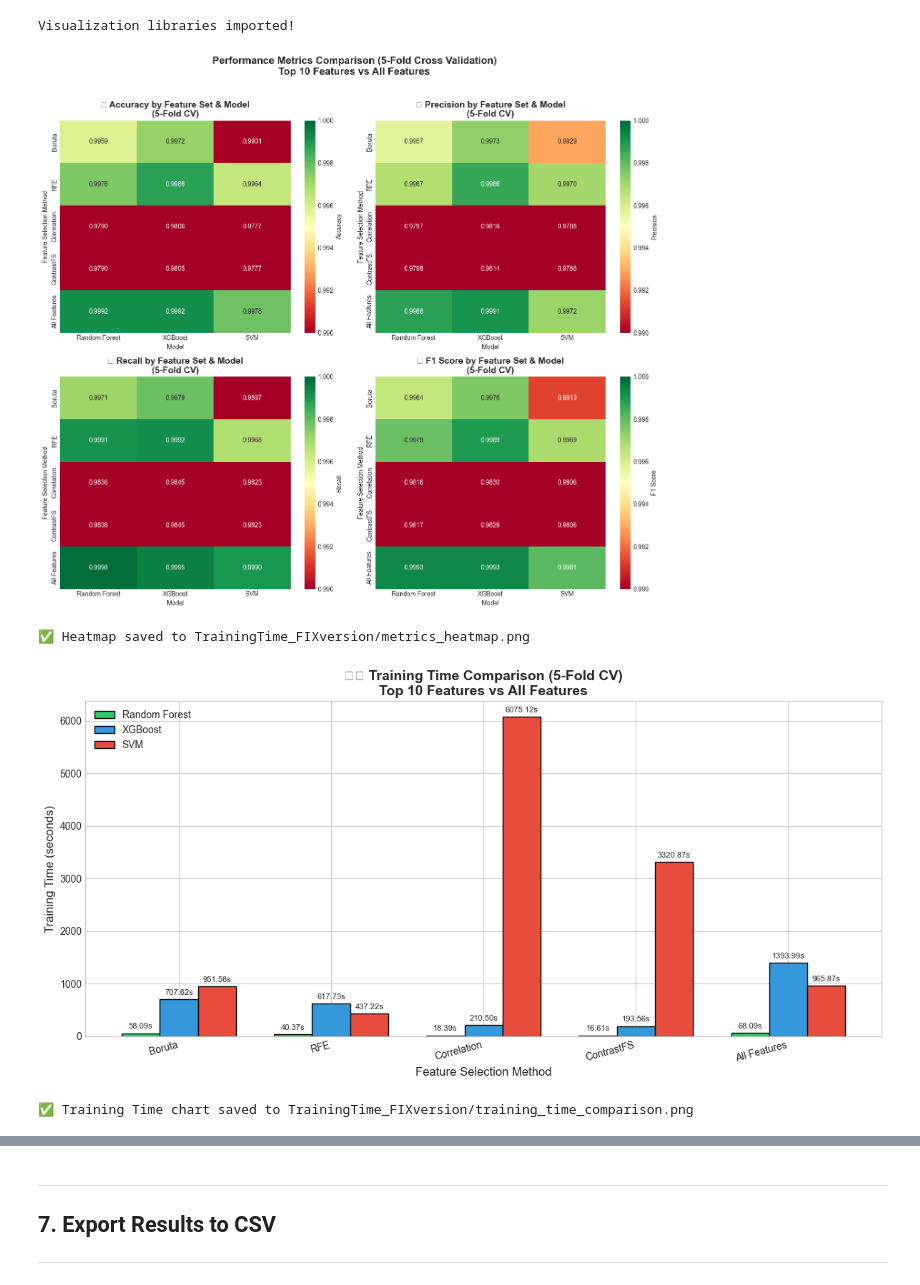
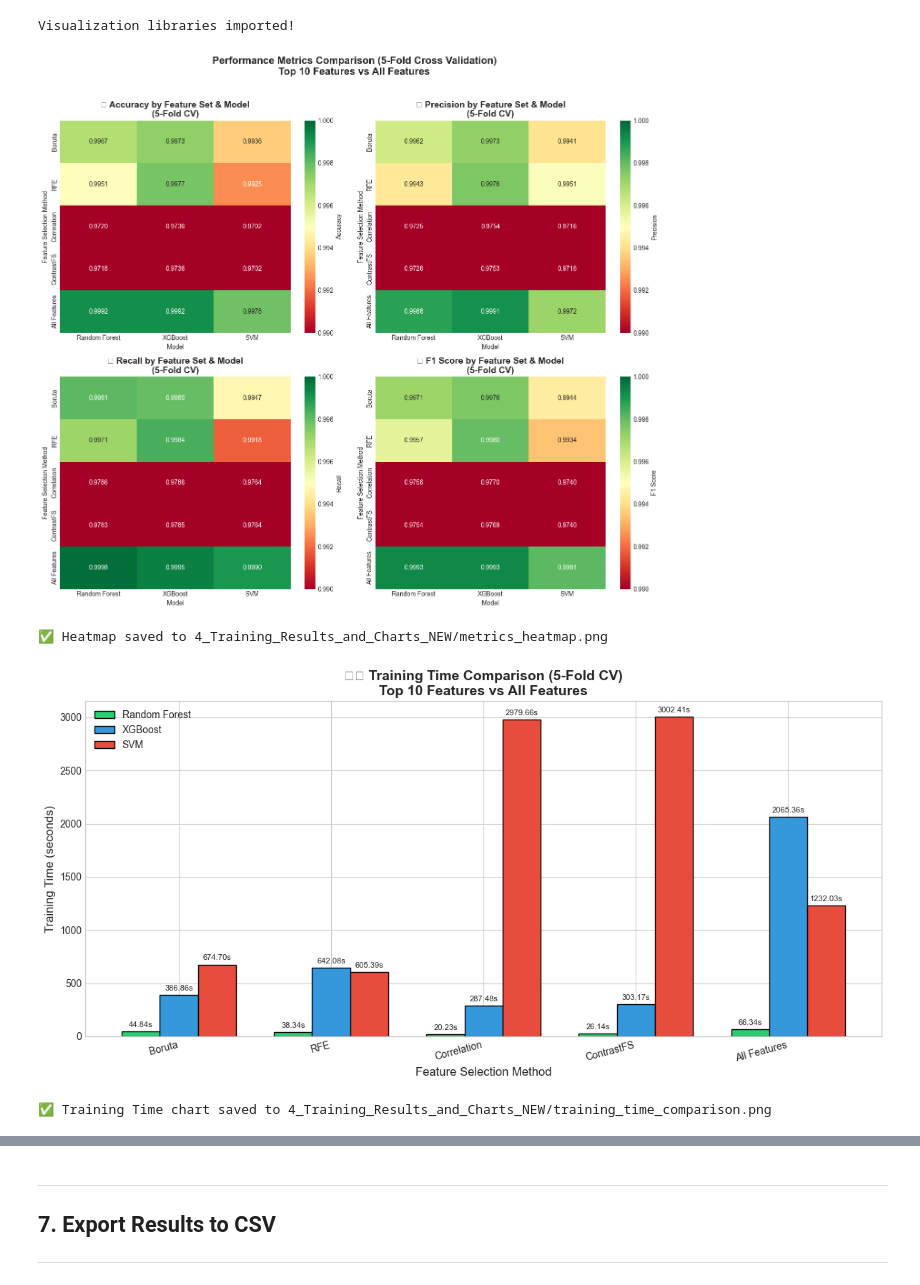
Before and after one commit to AndreasTopuh/AnalysisCode_new, a Jupyter notebook: 3_Feature_Selection_Model_Training_5FoldCV.ipynb, the cells around one changed output, grey strips where cells are left out. Drawn from its saved outputs; the diff is of its cells as text; code cells hidden in the pictures.

```diff
--- a/3_Feature_Selection_Model_Training_5FoldCV.ipynb
+++ b/3_Feature_Selection_Model_Training_5FoldCV.ipynb
@@ -32,7 +32,7 @@ Libraries imported successfully!
 ## 2. Load Dataset
 # %%
 # Load dataset
-df = pd.read_csv('PhiUSIIL_Phishing_URL_59_Features.csv')
+df = pd.read_csv('1_Raw_Dataset_PhiUSIIL_59Features.csv')
 
 print(f"Dataset shape: {df.shape}")
 print(f"\nColumns: {df.columns.tolist()}")
@@ -88,13 +88,15 @@ Feature names (53):
 
 # Boruta Top 10 Features
 boruta_top10 = [
-    'LineOfCode',
+    # 'LineOfCode',
+    'DomainTitleMatchScore', # menggantikan Lineofcode
     'NoOfExternalRef',
     'NoOfSelfRef',
     'NoOfJS',
     'HasDescription',
     'NoOfImage',
-    'HasSocialNet',
+    # 'HasSocialNet',
+    'NoOfOtherSpecialCharsInURL', # menggantikan Hassocialnet
     'NoOfCSS',
     'HasCopyrightInfo',
     # 'URLSimilarityIndex',
@@ -103,7 +105,8 @@ boruta_top10 = [
 
 # RFE Top 10 Features
 rfe_top10 = [
-    'LineOfCode',
+    # 'LineOfCode',
+    'NoOfLettersInURL', # menggantikan lineof coe
     'LargestLineLength',
     'NoOfExternalRef',
     'URLCharProb',
@@ -119,7 +122,8 @@ rfe_top10 = [
 
 # Correlation Top 10 Features
 correlation_top10 = [
-    'HasSocialNet',
+    # 'HasSocialNet',
+    'URLCharProb', # menggantikan hasocialnet
     'HasCopyrightInfo',
     'HasDescription',
     # 'has_no_www',
@@ -132,13 +136,12 @@ correlation_top10 = [
     'HasSubmitButton',
     'IsResponsive',
     'URLTitleMatchScore'
-
-
 ]
 
 # ContrastFS Top 10 Features
 contrast_top10 = [
-    'HasSocialNet',
+    # 'HasSocialNet',
+    'URLCharProb', # menggantikan hassocialnet
     'HasCopyrightInfo',
     'HasDescription',
     # 'urlsimilarityindex',
@@ -608,7 +608,8 @@ Visualization libraries imported!
 # %%
 # Create output folder if not exists
 import os
-os.makedirs('TrainingTime_FIXversion', exist_ok=True)
+OUTPUT_FOLDER = '4_Training_Results_and_Charts_NEW'
+os.makedirs(OUTPUT_FOLDER, exist_ok=True)
 
 # ============================================================
 # 1. HEATMAP - Accuracy Comparison
@@ -626,37 +627,37 @@ ax1.set_ylabel('Feature Selection Method')
 # Precision Heatmap
 ax2 = axes[0, 1]
 sns.heatmap(precision_df, annot=True, fmt='.4f', cmap='RdYlGn', vmin=0.99, vmax=1.0,
             ax=ax2, cbar_kws={'label': 'Precision'})
 ax2.set_title('🎯 Precision by Feature Set & Model\n(5-Fold CV)', fontsize=14, fontweight='bold')
 ax2.set_xlabel('Model')
 ax2.set_ylabel('Feature Selection Method')
 
 # Recall Heatmap
 ax3 = axes[1, 0]
 sns.heatmap(recall_df, annot=True, fmt='.4f', cmap='RdYlGn', vmin=0.99, vmax=1.0,
             ax=ax3, cbar_kws={'label': 'Recall'})
 ax3.set_title('🎯 Recall by Feature Set & Model\n(5-Fold CV)', fontsize=14, fontweight='bold')
 ax3.set_xlabel('Model')
 ax3.set_ylabel('Feature Selection Method')
 
 # F1 Heatmap
 ax4 = axes[1, 1]
 sns.heatmap(f1_df, annot=True, fmt='.4f', cmap='RdYlGn', vmin=0.99, vmax=1.0,
             ax=ax4, cbar_kws={'label': 'F1 Score'})
 ax4.set_title('🎯 F1 Score by Feature Set & Model\n(5-Fold CV)', fontsize=14, fontweight='bold')
 ax4.set_xlabel('Model')
 ax4.set_ylabel('Feature Selection Method')
 
 plt.suptitle('Performance Metrics Comparison (5-Fold Cross Validation)\nTop 10 Features vs All Features',
              fontsize=16, fontweight='bold', y=1.02)
 plt.tight_layout()
-plt.savefig('TrainingTime_FIXversion/metrics_heatmap.png', dpi=300, bbox_inches='tight')
+plt.savefig(f'{OUTPUT_FOLDER}/metrics_heatmap.png', dpi=300, bbox_inches='tight')
 plt.show()
 
-print("\n✅ Heatmap saved to TrainingTime_FIXversion/metrics_heatmap.png")
+print(f"\n✅ Heatmap saved to {OUTPUT_FOLDER}/metrics_heatmap.png")
 # %% [output]
-[figure, old version]
+[figure, new version]
-✅ Heatmap saved to TrainingTime_FIXversion/metrics_heatmap.png
+✅ Heatmap saved to 4_Training_Results_and_Charts_NEW/metrics_heatmap.png
 # %%
 # ============================================================
 # 2. BAR CHART - Training Time Comparison
@@ -692,13 +693,13 @@ add_labels(bars2)
 add_labels(bars3)
 
 plt.tight_layout()
-plt.savefig('TrainingTime_FIXversion/training_time_comparison.png', dpi=300, bbox_inches='tight')
+plt.savefig(f'{OUTPUT_FOLDER}/training_time_comparison.png', dpi=300, bbox_inches='tight')
 plt.show()
 
-print("\n✅ Training Time chart saved to TrainingTime_FIXversion/training_time_comparison.png")
+print(f"\n✅ Training Time chart saved to {OUTPUT_FOLDER}/training_time_comparison.png")
 # %% [output]
-[figure, old version]
+[figure, new version]
-✅ Training Time chart saved to TrainingTime_FIXversion/training_time_comparison.png
+✅ Training Time chart saved to 4_Training_Results_and_Charts_NEW/training_time_comparison.png
 # %%
 # ============================================================
 # 3. GROUPED BAR CHART - All Metrics by Model
```
Also changed, not shown: parts of 13 cells of this notebook, 22 other files.
